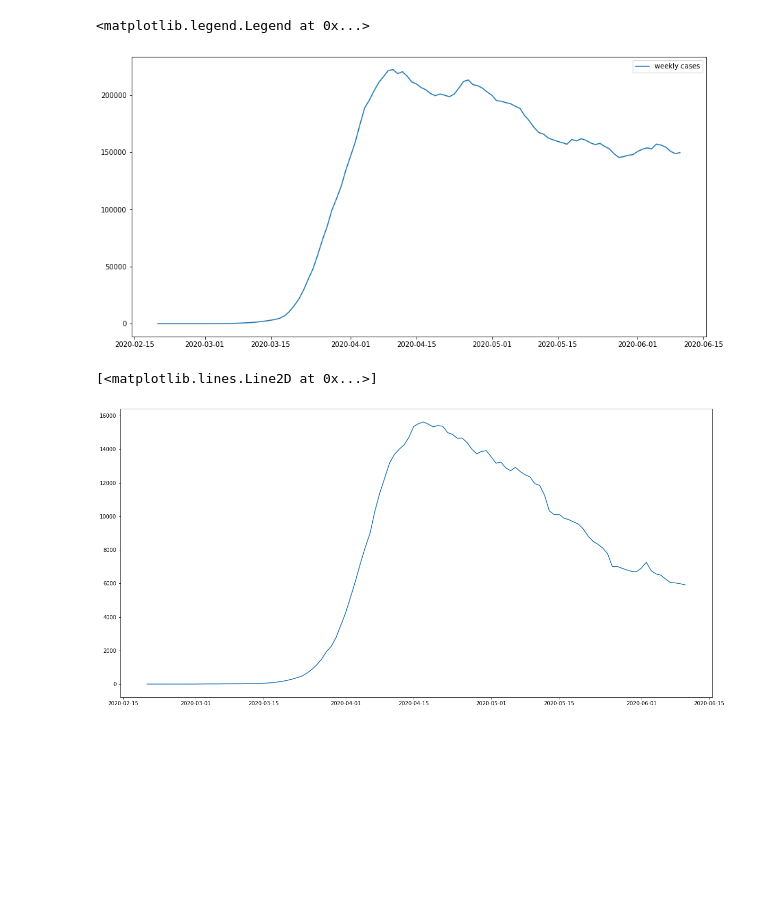
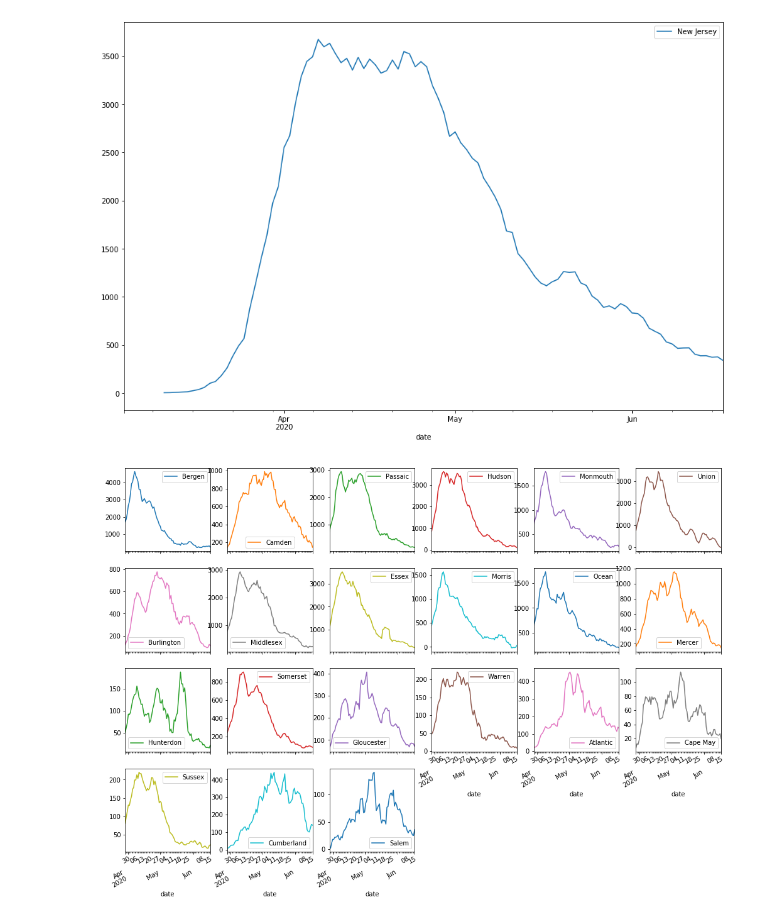
Before and after one commit to dviabhav/NYTCovidData, a Jupyter notebook: Covid19 file.ipynb, the cells around one changed output. Cells and saved outputs as stored; diff of their text form; code cells hidden in the pictures; blank space fills up the shorter version.

Commit message:
county level data

```diff
--- a/Covid19 file.ipynb
+++ b/Covid19 file.ipynb
@@ -92,13 +133,24 @@ plt.legend()
-# %%
-plt.figure(figsize = (15,7.5))
-plt.plot(raw_US.cases.diff(7)[30:], label = "weekly cases" )
-plt.legend()
-# %% [output]
-<matplotlib.legend.Legend at 0x...>
-[figure, removed]
-# %%
-plt.figure(figsize = (20,10))
-plt.plot(raw_US.deaths.diff(7)[30:], label = "weekly deaths")
-# %% [output]
-[<matplotlib.lines.Line2D at 0x...>]
-[figure, removed]
+# %%
+oregon = wk_cases_county['New Jersey']
+ore = pd.DataFrame()
+new_weekly_cases_state['New Jersey'].plot(label = 'New Jersey', figsize = (15,10))
+plt.legend()
+for ct in oregon:
+    if oregon[ct].sum() > 1000:
+        ore[ct] = oregon[ct]
+#print(ore.head())
+ore.dropna(inplace = True)
+ore.plot(subplots = True, layout = (10, 6), figsize = (17,32))
+plt.show()
+
+#for cty, cs in wk_cases_county['Oregon'].items():
+#    cs.dropna(inplace = True)
+#    pop = cty_population.loc['Oregon', cty].population
+#    print(pop)
+#    if cty == 'Lane':
+#        plt.plot(cs, label = cty, marker = 'x')
+#    else:
+#        plt.plot(cs, label = cty)
+# %% [output]
+[figure, added]
+[figure, added]
```
Also changed, not shown: parts of 11 cells of this notebook, 2 other files.
